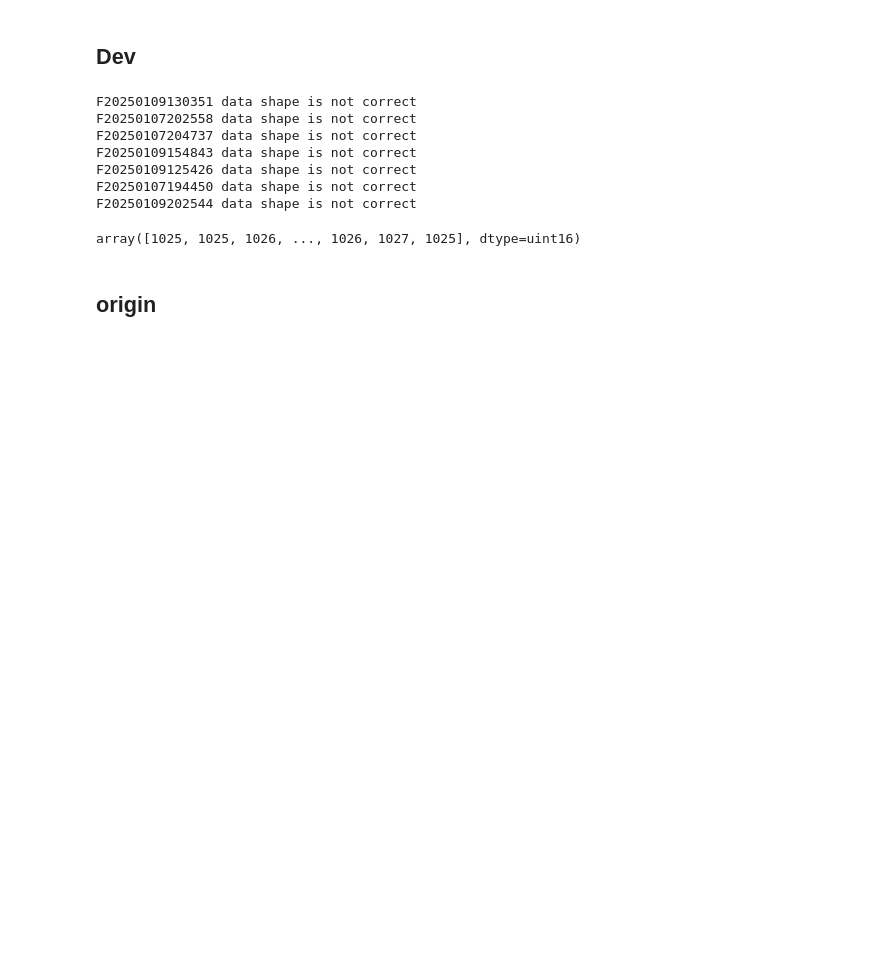
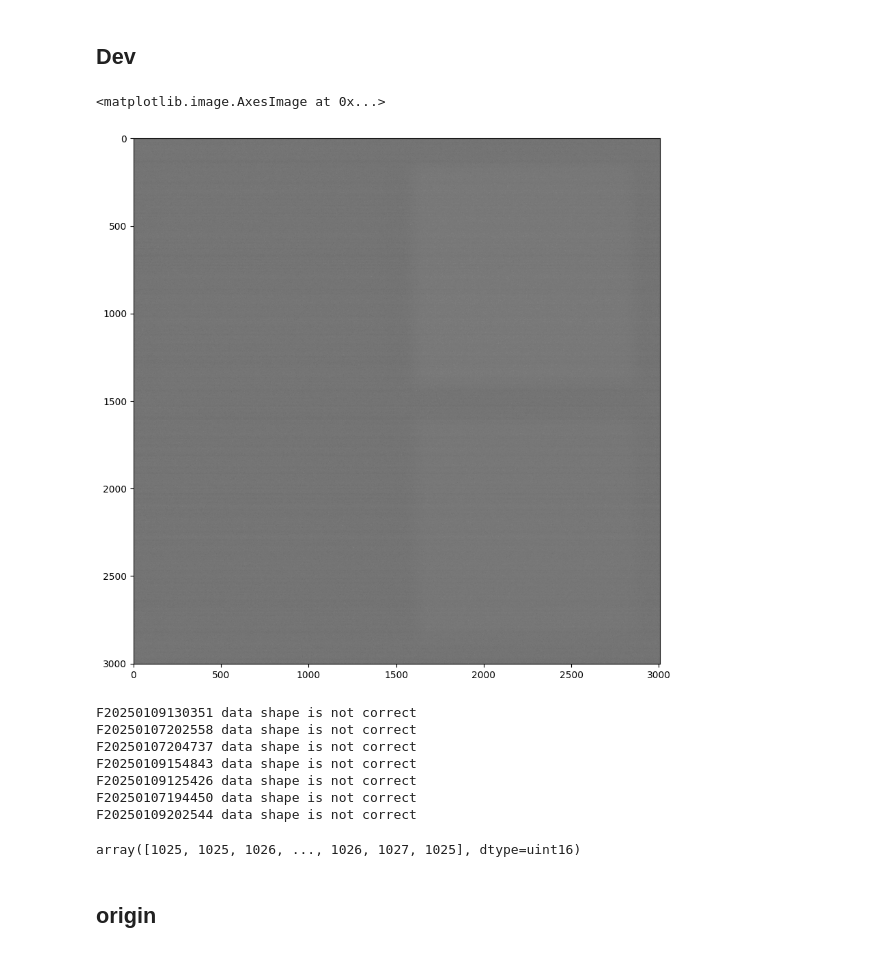
Before and after one commit to AAAAmos/VERTECS-GS-Xband, a Jupyter notebook: python_program/image_check/read_bin.ipynb, the cells around one changed output. Cells and saved outputs as stored; diff of their text form; code cells hidden in the pictures; blank space fills up the shorter version.

```diff
--- a/python_program/image_check/read_bin.ipynb
+++ b/python_program/image_check/read_bin.ipynb
@@ -11,3 +54,20 @@ imgData = imgData.rstrip(b'\0')
+# %%
+IM = list(data[data['VCDU'] == 'IM']['data'].values)
+# %%
+IM_data = b''
+for i in range(len(IM)):
+    IM_data+=IM[i]
+# %%
+IM_data = IM_data.rstrip(b'\0')
+# %%
+
+IM_data = np.frombuffer(IM_data, dtype=np.uint16).reshape(3003, 3008)
+# %%
+fig, ax = plt.subplots(1, 1, figsize=(10, 10))
+ax.imshow(IM_data, cmap='gray')
+# %% [output]
+<matplotlib.image.AxesImage at 0x...>
+[figure, added]
 # %%
 files = glob.glob('./tmp/*.bin')
 # %%
```
Also changed, not shown: parts of 3 cells of this notebook, 17 other files.
